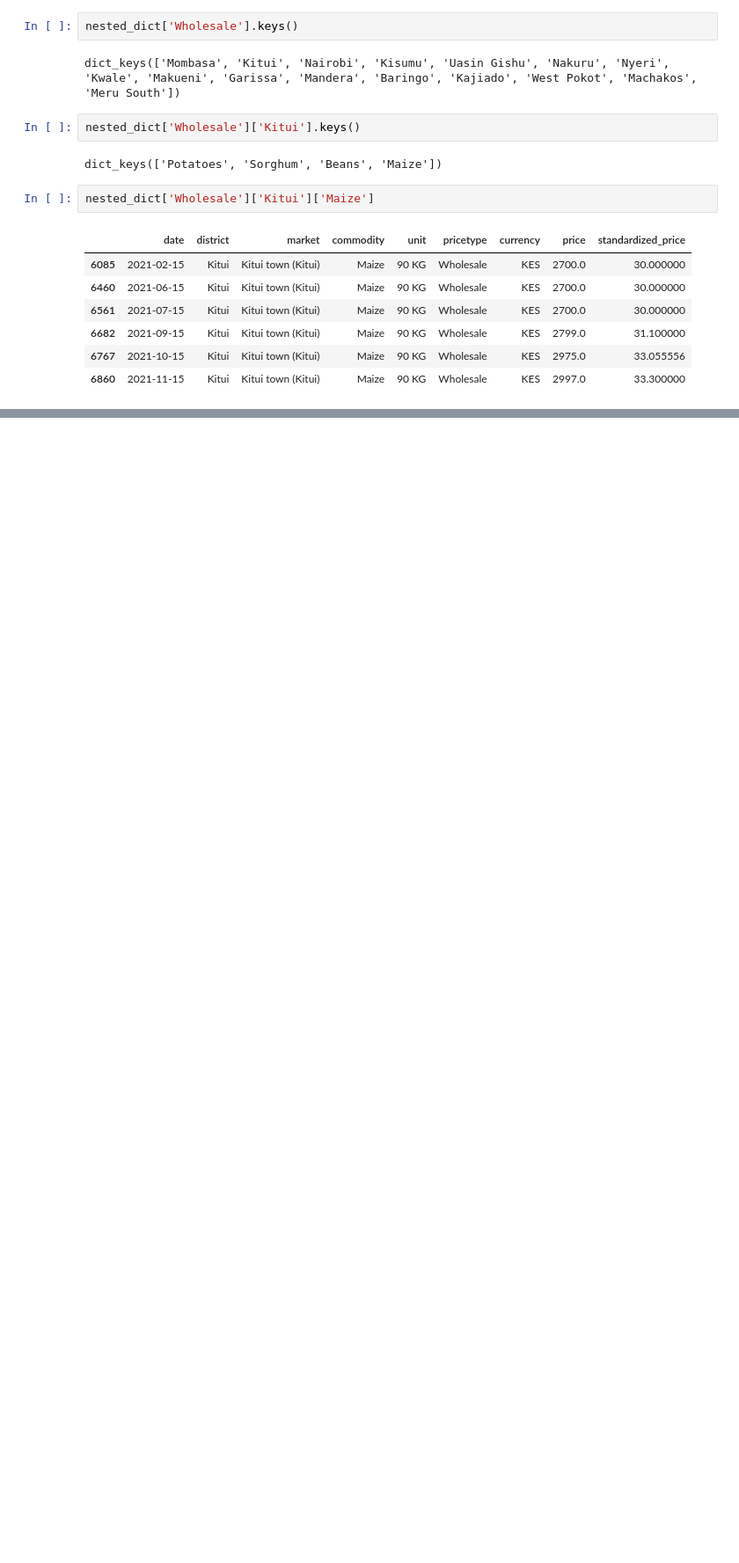
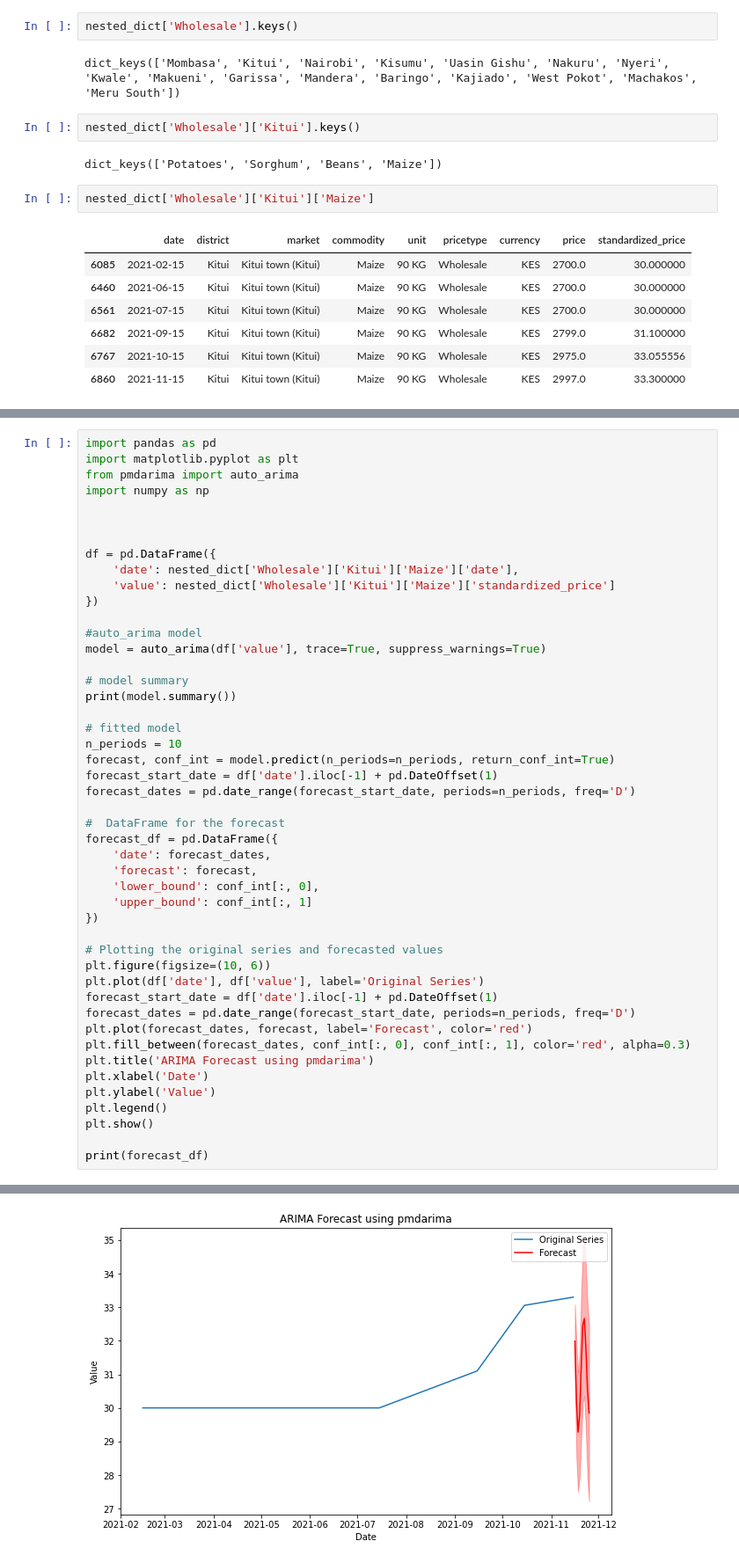
Before and after one commit to Mwenda-Mugambi/Commodity_Price_Forecasting, a Jupyter notebook: more analysis (1).ipynb, the cells around one changed output, grey strips where cells are left out. Shown: that part at 88% size. Saved outputs shown, nothing was run; the diff lists cells and outputs as text; blank space fills up the shorter version.

```diff
--- a/more analysis (1).ipynb
+++ b/more analysis (1).ipynb
@@ -124,0 +120,48 @@ nested_dict['Wholesale']['Kitui']['Maize']
+# %%
+import pandas as pd
+import matplotlib.pyplot as plt
+from pmdarima import auto_arima
+import numpy as np
+
+
+
+df = pd.DataFrame({
+    'date': nested_dict['Wholesale']['Kitui']['Maize']['date'],
+    'value': nested_dict['Wholesale']['Kitui']['Maize']['standardized_price']
+})
+
+#auto_arima model
+model = auto_arima(df['value'], trace=True, suppress_warnings=True)
+
+# model summary
+print(model.summary())
+
+# fitted model
+n_periods = 10
+forecast, conf_int = model.predict(n_periods=n_periods, return_conf_int=True)
+forecast_start_date = df['date'].iloc[-1] + pd.DateOffset(1)
+forecast_dates = pd.date_range(forecast_start_date, periods=n_periods, freq='D')
+
+#  DataFrame for the forecast
+forecast_df = pd.DataFrame({
+    'date': forecast_dates,
+    'forecast': forecast,
+    'lower_bound': conf_int[:, 0],
+    'upper_bound': conf_int[:, 1]
+})
+
+# Plotting the original series and forecasted values
+plt.figure(figsize=(10, 6))
+plt.plot(df['date'], df['value'], label='Original Series')
+forecast_start_date = df['date'].iloc[-1] + pd.DateOffset(1)
+forecast_dates = pd.date_range(forecast_start_date, periods=n_periods, freq='D')
+plt.plot(forecast_dates, forecast, label='Forecast', color='red')
+plt.fill_between(forecast_dates, conf_int[:, 0], conf_int[:, 1], color='red', alpha=0.3)
+plt.title('ARIMA Forecast using pmdarima')
+plt.xlabel('Date')
+plt.ylabel('Value')
+plt.legend()
+plt.show()
+
+print(forecast_df)
+# %% [output]
@@ -124,0 +185 @@ nested_dict['Wholesale']['Kitui']['Maize']
+[figure, added]
```
Also changed, not shown: parts of 20 cells of this notebook.
